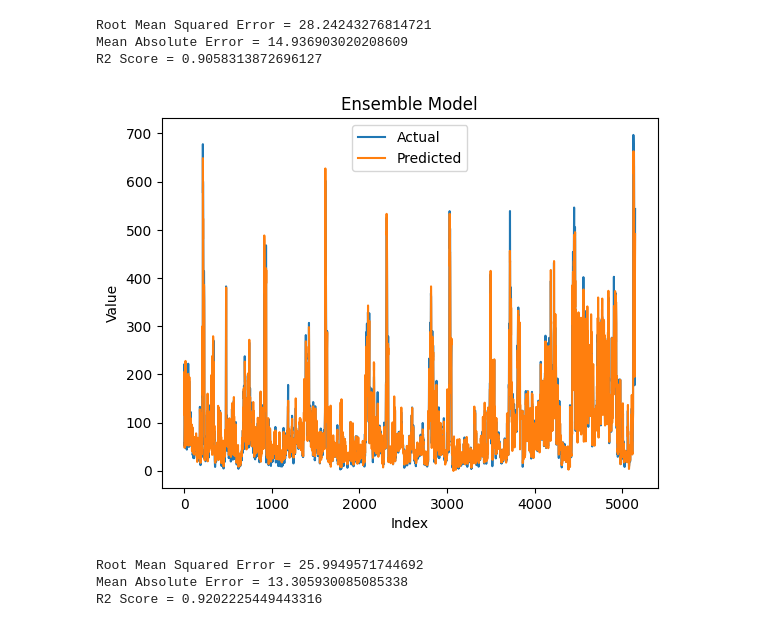
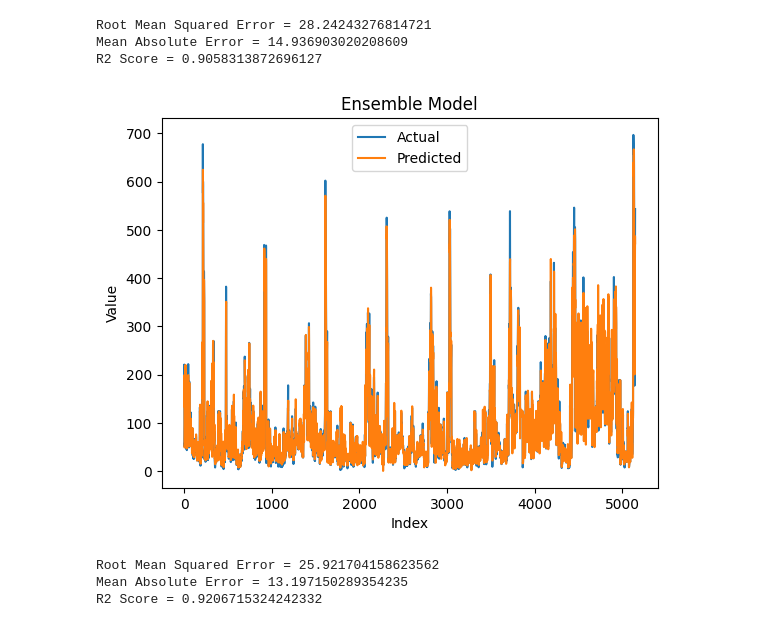
Before and after one commit to mustafa-droid18/Air-Pollution-Prediction-with-Advanced-Preprocessing-and-Deep-Ensemble-Learning, a Jupyter notebook: Results.ipynb, the cells around one changed output. Drawn from its saved outputs; the diff is of its cells as text; code cells hidden in the pictures.

Commit message:
Weights Selection Updated

```diff
--- a/Results.ipynb
+++ b/Results.ipynb
@@ -27,3 +63,0 @@ weight_2 /= total_weight
-# %%
-final_df['Average']= final_df['LSTM_Prediction']*weight_1 + final_df['XGRegressor_Prediction'] * weight_2
-final_df
@@ -79,17 +95,17 @@ Mean Absolute Error = 14.936903020208609
 R2 Score = 0.9058313872696127
 # %%
 plt.plot(final_df['Actual Predictions'], label='Actual')
-plt.plot(final_df['LSTM_Prediction'], label='Predicted')
+plt.plot(final_df['Combined_Predictions'], label='Predicted')
 plt.xlabel('Index')
 plt.ylabel('Value')
 plt.title('Ensemble Model')
 plt.legend()
 plt.show()
 print("Root Mean Squared Error = " + str(rmse_combined))
 print("Mean Absolute Error = " + str(mae_combined))
 print("R2 Score = " + str(r2_combined))
 # %% [output]
-[figure, old version]
+[figure, new version]
-Root Mean Squared Error = 25.9949571744692
-Mean Absolute Error = 13.305930085085338
-R2 Score = 0.9202225449443316
+Root Mean Squared Error = 25.921704158623562
+Mean Absolute Error = 13.197150289354235
+R2 Score = 0.9206715324242332
```
Also changed, not shown: parts of 5 cells of this notebook.
